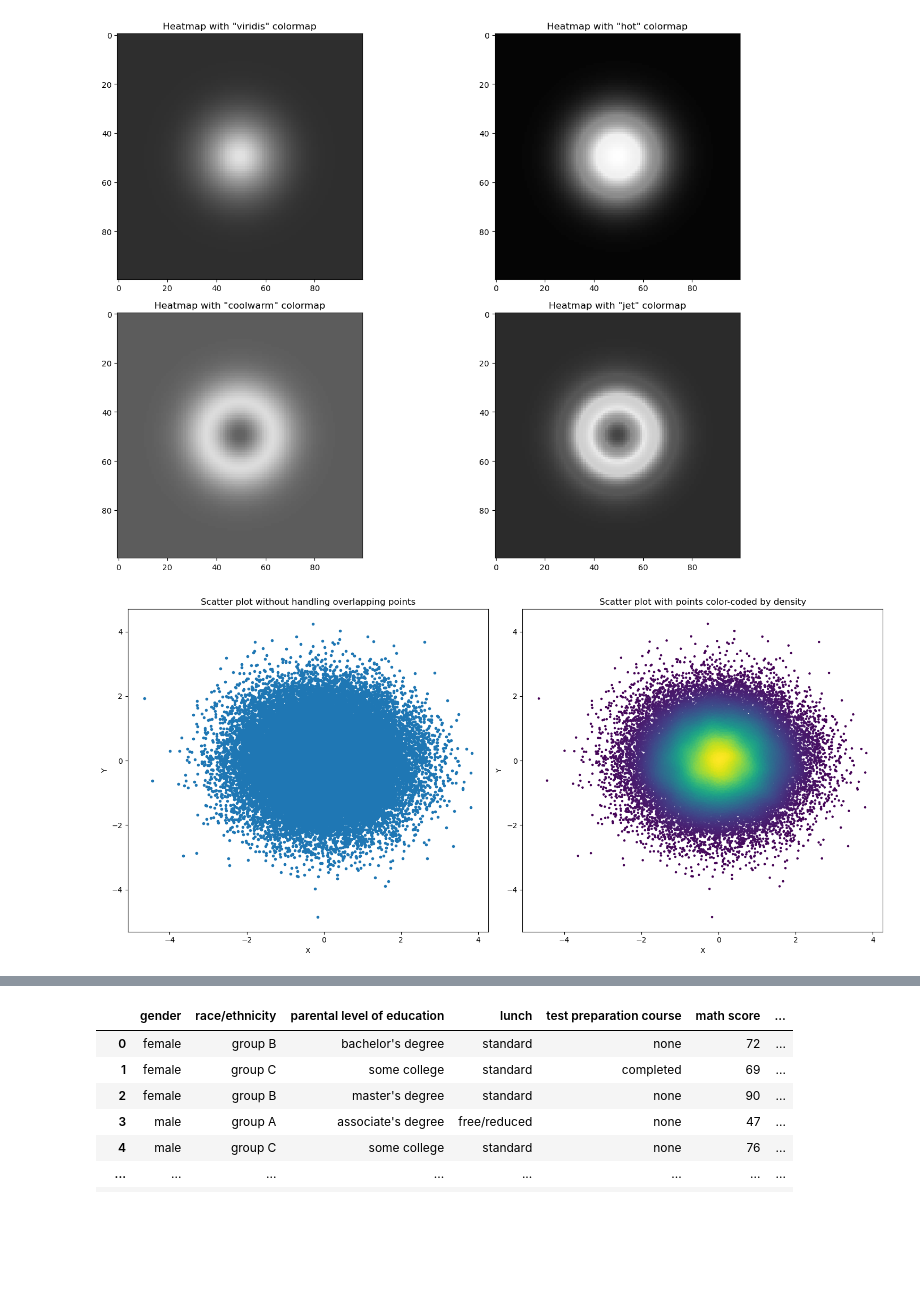
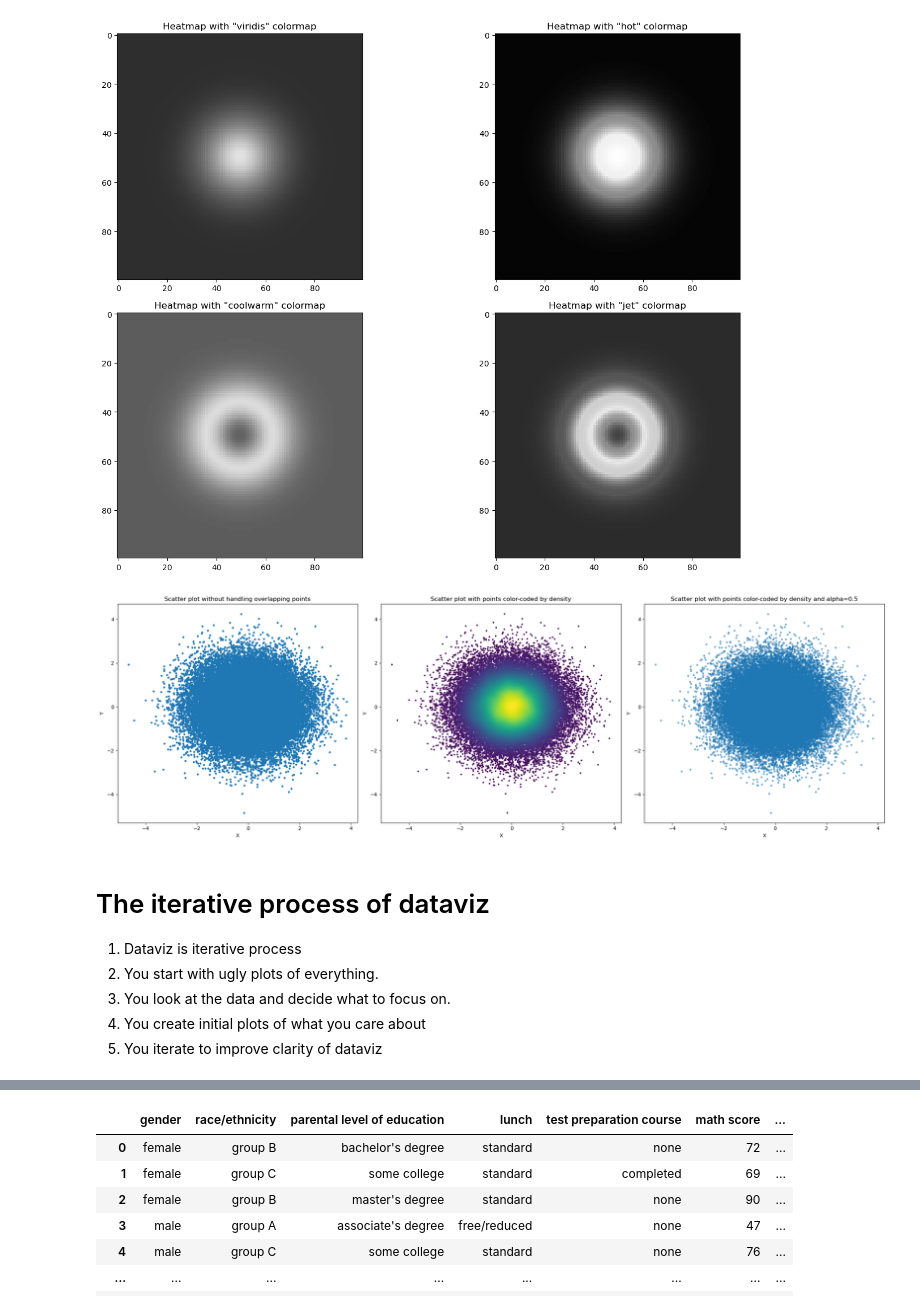
Before and after one commit to rwollman/physci200, a Jupyter notebook: 02_Dataviz.ipynb, the cells around one changed output, grey strips where cells are left out. Drawn from its saved outputs; the diff is of its cells as text; code cells hidden in the pictures; blank space fills up the shorter version.

```diff
--- a/02_Dataviz.ipynb
+++ b/02_Dataviz.ipynb
@@ -445,34 +460,48 @@ plt.show()
 # %%
 import numpy as np
 import matplotlib.pyplot as plt
 from scipy.stats import kde
 
 # Create synthetic data
 np.random.seed(0)
 x = np.random.normal(size=50000)
 y = np.random.normal(size=50000)
 
 # Create subplots
-fig, axs = plt.subplots(1, 2, figsize=(15, 7))
+fig, axs = plt.subplots(1, 3, figsize=(22, 7))
 
 # Scatter plot without handling overlapping points
 axs[0].plot(x, y,'.')
 axs[0].set_title('Scatter plot without handling overlapping points')
 axs[0].set_xlabel('X')
 axs[0].set_ylabel('Y')
 
 # Scatter plot with points color-coded by density
 xy = np.vstack([x,y])
 z = kde.gaussian_kde(xy)(xy)
 axs[1].scatter(x, y, c=z, s=5)
 axs[1].set_title('Scatter plot with points color-coded by density')
 axs[1].set_xlabel('X')
 axs[1].set_ylabel('Y')
 
+# Scatter plot with points color-coded by density and alpha=0.5
+axs[2].plot(x, y,'.', alpha=0.5)
+axs[2].set_title('Scatter plot with points color-coded by density and alpha=0.5')
+axs[2].set_xlabel('X')
+axs[2].set_ylabel('Y')
+
 plt.tight_layout()
 plt.show()
 # %% [output]
-[figure, old version]
+[figure, new version]
+# %% [markdown]
+# The iterative process of dataviz
+
+1. Dataviz is iterative process
+2. You start with ugly plots of everything.
+3. You look at the data and decide what to focus on.
+4. You create initial plots of what you care about
+5. You iterate to improve clarity of dataviz
 # %%
 import pandas as pd
 filename = '../Datasets/StudentsPerformance.csv'
```
Also changed, not shown: parts of 5 cells of this notebook, 9 other files.
